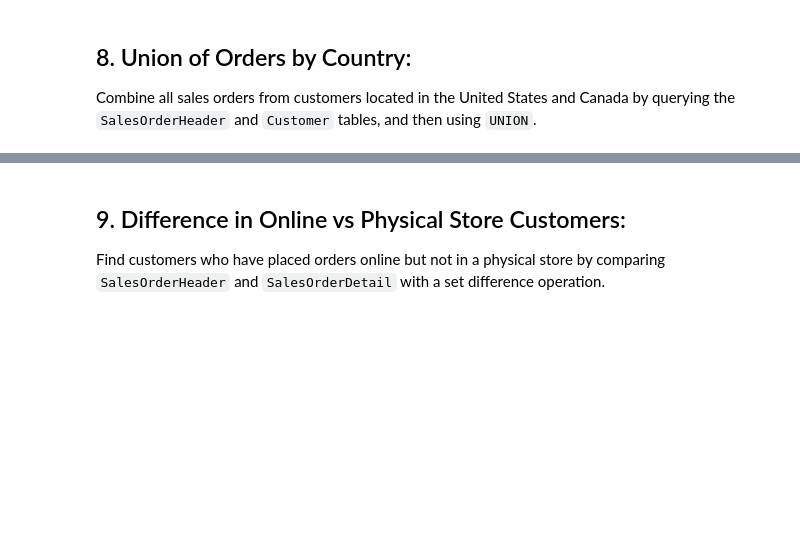
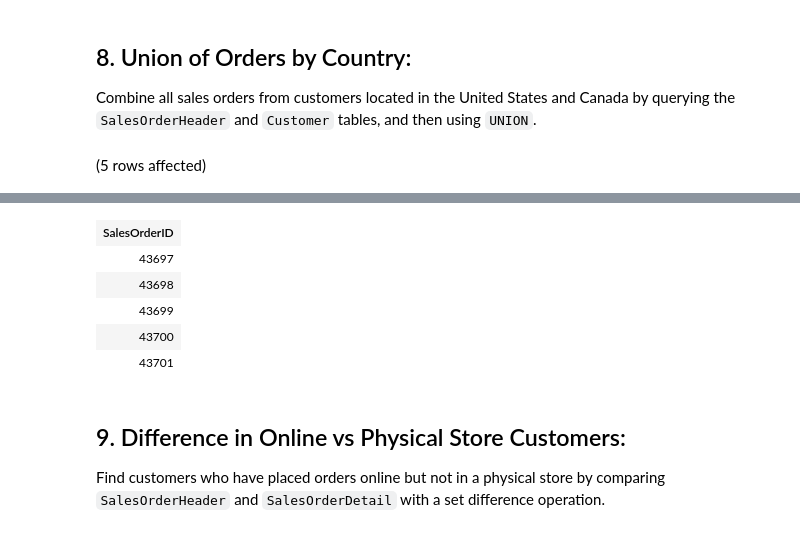
Before and after one commit to ArnanK/CSCI381-Assignments, a Jupyter notebook: PHW3S/Individual_Group1_PHW#3S_ArnanKhan.ipynb, the cells around one changed output, grey strips where cells are left out. Saved outputs shown, nothing was run; the diff lists cells and outputs as text; code cells hidden in the pictures; blank space fills up the shorter version.

```diff
--- a/PHW3S/Individual_Group1_PHW#3S_ArnanKhan.ipynb
+++ b/PHW3S/Individual_Group1_PHW#3S_ArnanKhan.ipynb
@@ -169,3 +199,16 @@ Create a combined list of all employees and salespeople, ensuring that each indi
 # %% [markdown]
 ## 8. Union of Orders by Country:
 Combine all sales orders from customers located in the United States and Canada by querying the `SalesOrderHeader` and `Customer` tables, and then using `UNION`.
+# %%
+SELECT TOP 5 SalesOrderID
+FROM Sales.SalesOrderHeader SOH
+JOIN Sales.Customer C ON SOH.CustomerID = C.CustomerID
+WHERE C.TerritoryID = (SELECT TerritoryID FROM Sales.SalesTerritory WHERE Name = 'United States')
+
+UNION
+
+SELECT TOP 5 SalesOrderID
+FROM Sales.SalesOrderHeader SOH
+JOIN Sales.Customer C ON SOH.CustomerID = C.CustomerID
+# %% [output]
+(5 rows affected)
@@ -172,3 +216,9 @@ Combine all sales orders from customers located in the United States and Canada
+| SalesOrderID |
+| 43697 |
+| 43698 |
+| 43699 |
+| 43700 |
+| 43701 |
 # %% [markdown]
 ## 9. Difference in Online vs Physical Store Customers:
 Find customers who have placed orders online but not in a physical store by comparing `SalesOrderHeader` and `SalesOrderDetail` with a set difference operation.
```
Also changed, not shown: parts of 8 cells of this notebook, 1 other file.
